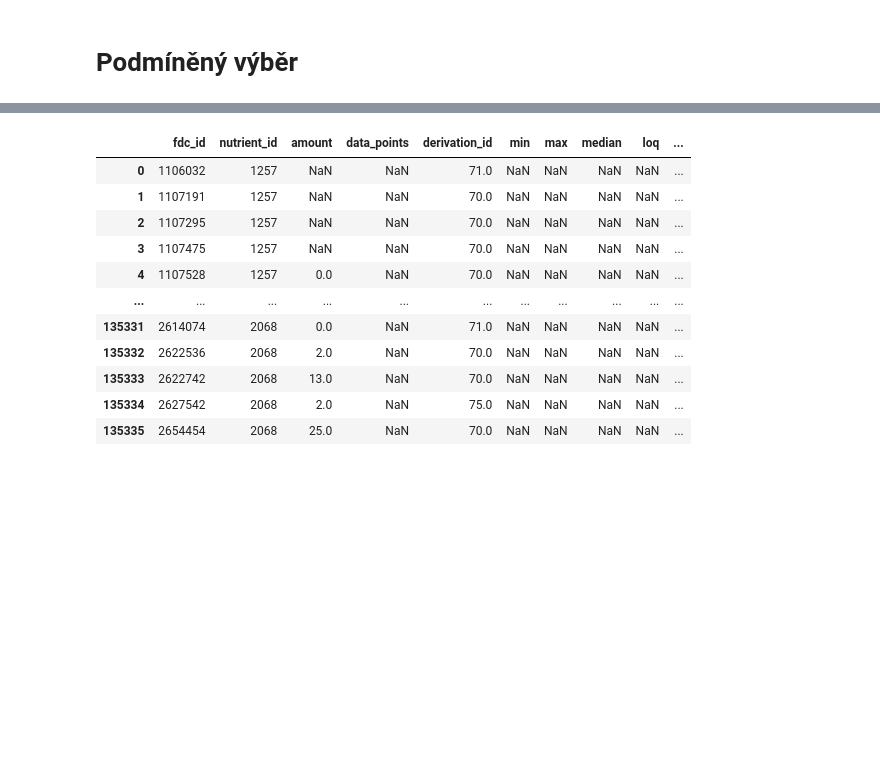
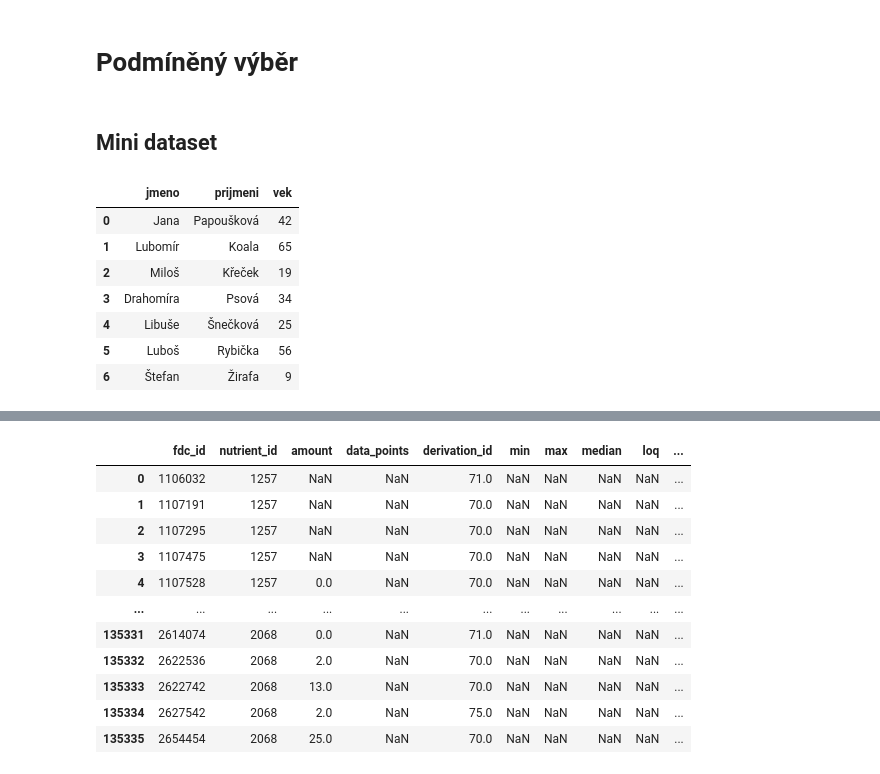
Before and after one commit to M-Kovar/Czechitas_dadbp24_python, a Jupyter notebook: 2024_10_07/04_podmineny_vyber.ipynb, the cells around one changed output, grey strips where cells are left out. Drawn from its saved outputs; the diff is of its cells as text; code cells hidden in the pictures; blank space fills up the shorter version.

Commit message:
pridan priklad podminek na mini-datasetu, drobne upravy

```diff
--- a/2024_10_07/04_podmineny_vyber.ipynb
+++ b/2024_10_07/04_podmineny_vyber.ipynb
@@ -1,2 +1,18 @@
 # %% [markdown]
 # Podmíněný výběr
+# %% [markdown]
+## Mini dataset
+# %%
+import pandas as pd
+
+osoby = pd.read_csv("data_minivzorek.csv")
+osoby
+# %% [output]
+|  | jmeno | prijmeni | vek |
+| 0 | Jana | Papoušková | 42 |
+| 1 | Lubomír | Koala | 65 |
+| 2 | Miloš | Křeček | 19 |
+| 3 | Drahomíra | Psová | 34 |
+| 4 | Libuše | Šnečková | 25 |
+| 5 | Luboš | Rybička | 56 |
+| 6 | Štefan | Žirafa | 9 |
```
Also changed, not shown: parts of 4 cells of this notebook, 1 other file.
